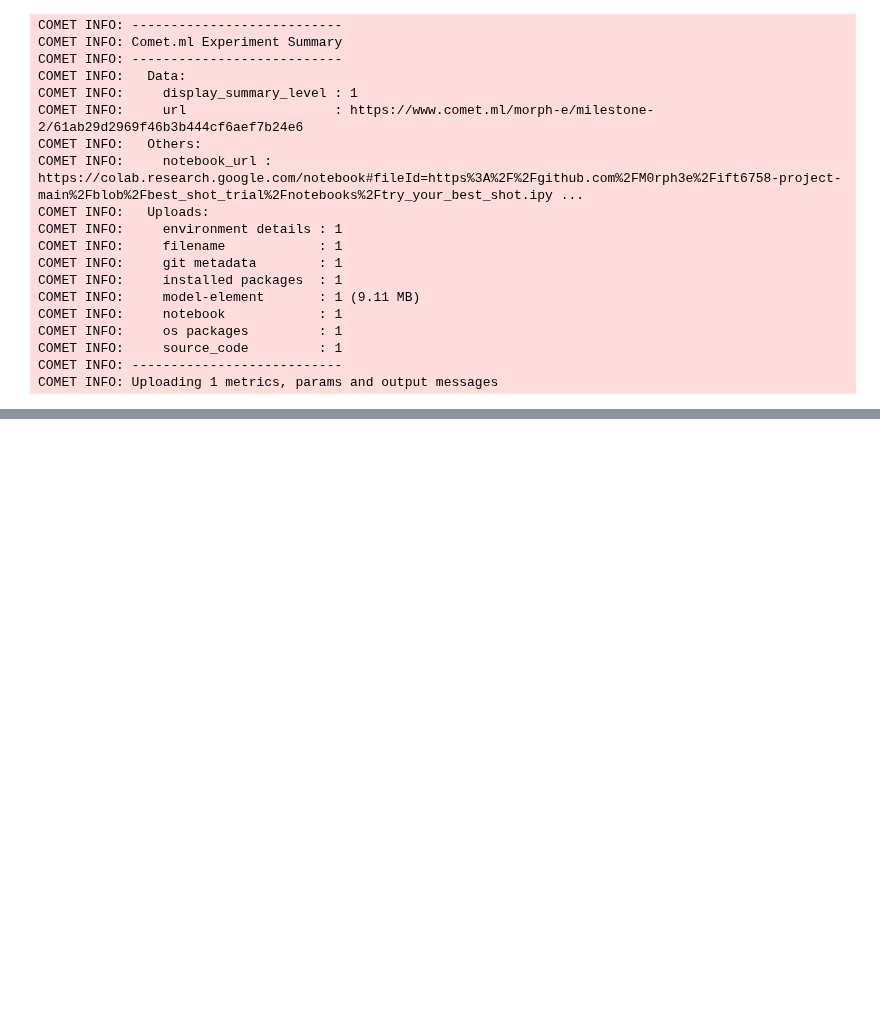
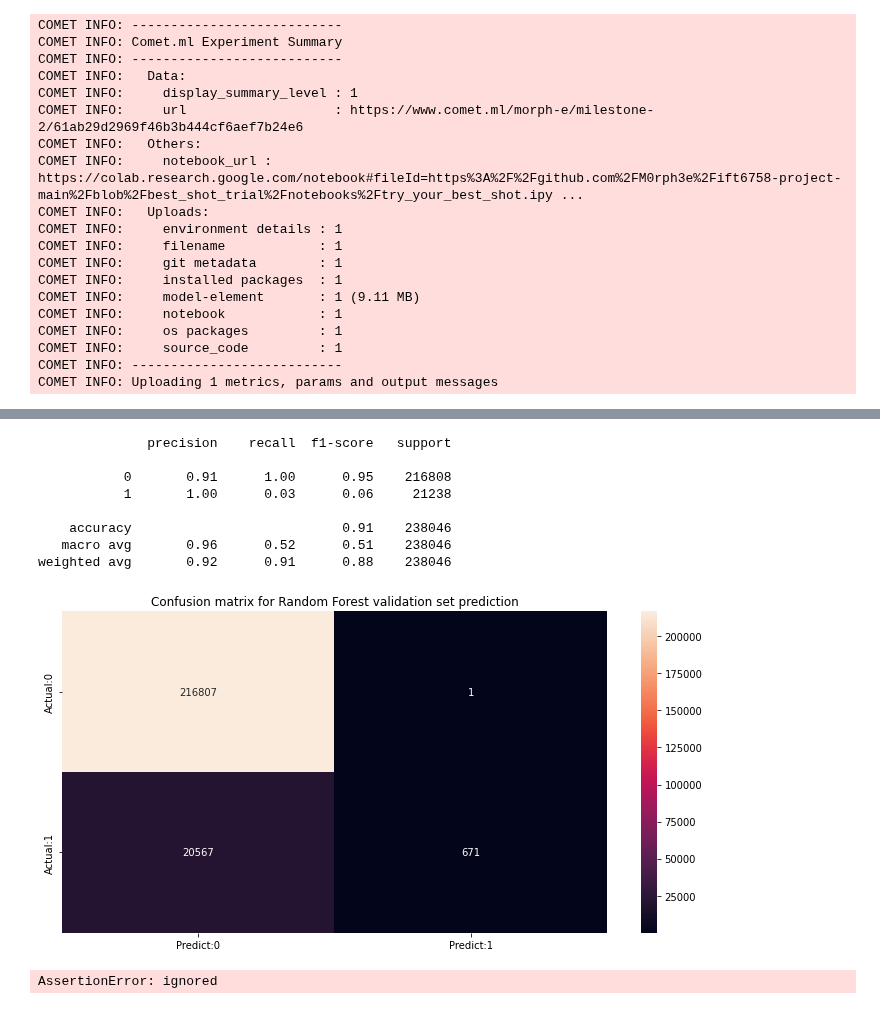
Before and after one commit to M0rph3e/ift6758-project-main, a Jupyter notebook: notebooks/try_your_best_shot.ipynb, the cells around one changed output, grey strips where cells are left out. Cells and saved outputs as stored; diff of their text form; code cells hidden in the pictures; blank space fills up the shorter version.

```diff
--- a/notebooks/try_your_best_shot.ipynb
+++ b/notebooks/try_your_best_shot.ipynb
@@ -432,0 +453,18 @@ COMET INFO: Uploading 1 metrics, params and output messages
+# %%
+from ift6758.metrics import plot_metrics
+
+plot_metrics.plotConfusion(y_valid,y_pred_valid, title='Confusion matrix for Random Forest validation set prediction')
+# %% [output]
+              precision    recall  f1-score   support
+
+           0       0.91      1.00      0.95    216808
+           1       1.00      0.03      0.06     21238
+
+    accuracy                           0.91    238046
+   macro avg       0.96      0.52      0.51    238046
+weighted avg       0.92      0.91      0.88    238046
+[figure, added]
+# %%
+plot_metrics.plot_roc(y_valid,score_)
+# %% [output]
+AssertionError: ignored
```
Also changed, not shown: parts of 20 cells of this notebook.
